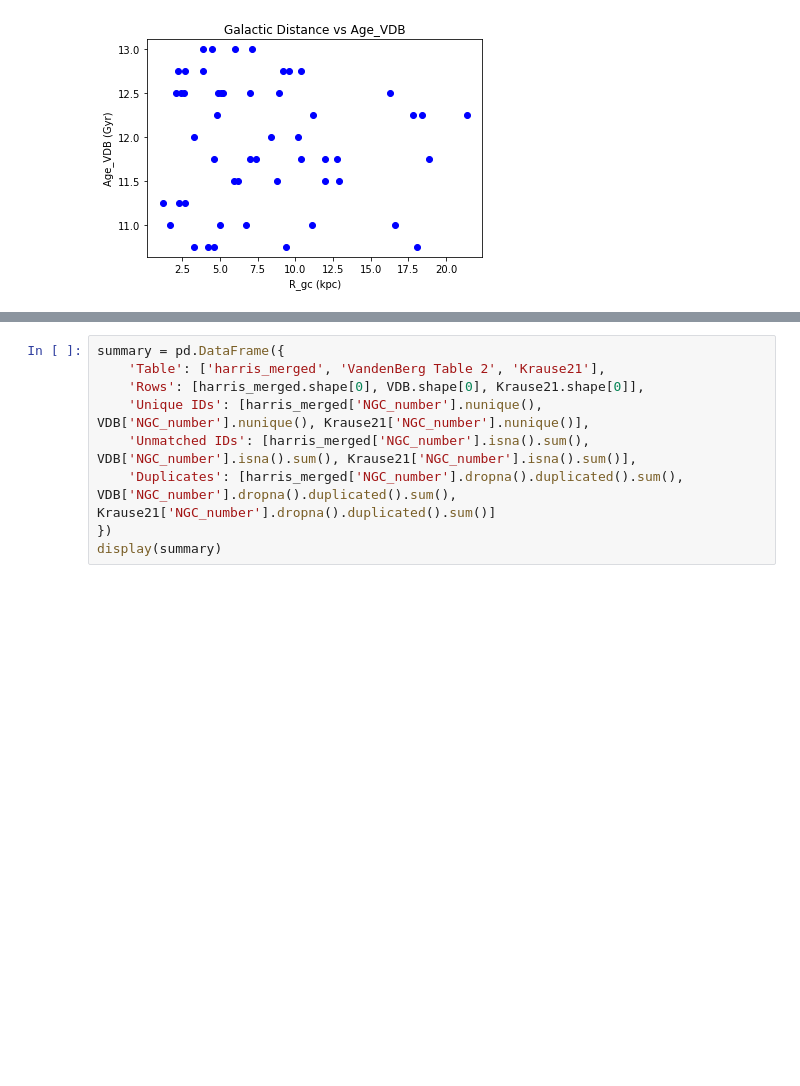
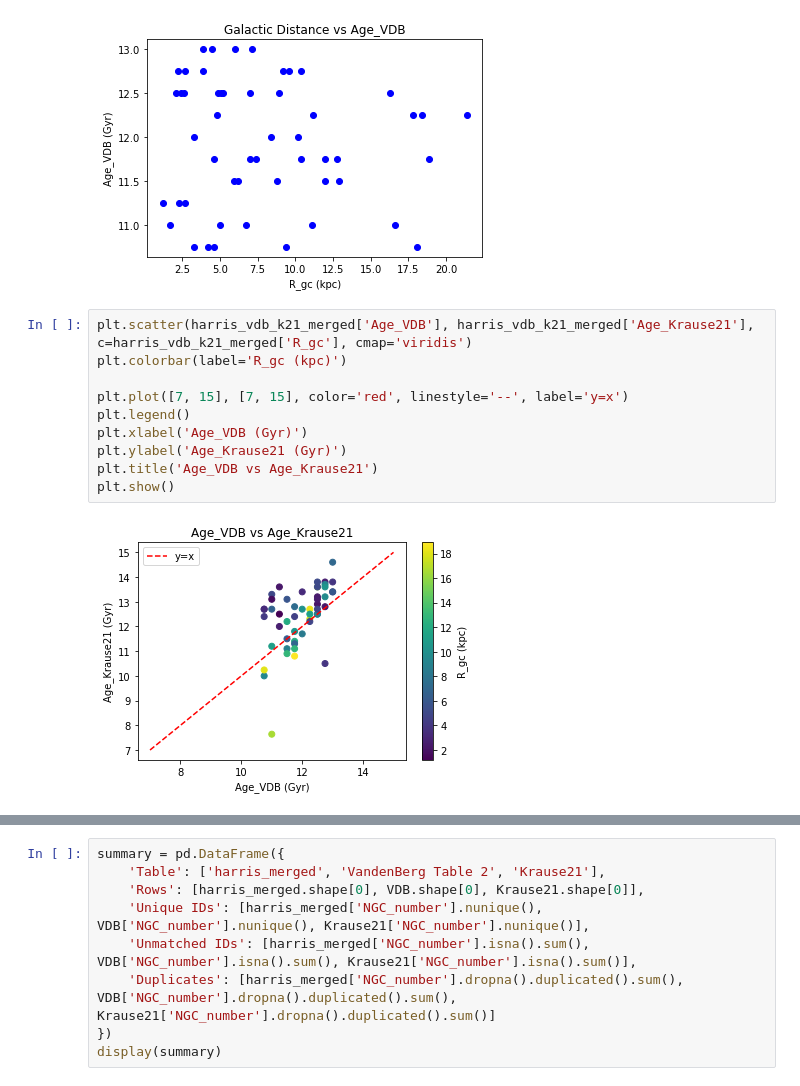
Before and after one commit to FeymanMCSQ/PHYS3116-Computational-Assignment, a Jupyter notebook: Daniel's Folder/mergerCode.ipynb, the cells around one changed output, grey strips where cells are left out. Drawn from its saved outputs; the diff is of its cells as text; blank space fills up the shorter version.

```diff
--- a/Daniel's Folder/mergerCode.ipynb
+++ b/Daniel's Folder/mergerCode.ipynb
@@ -192,3 +192,15 @@ plt.title('Galactic Distance vs Age_VDB')
 plt.show()
 # %% [output]
 [figure]
+# %%
+plt.scatter(harris_vdb_k21_merged['Age_VDB'], harris_vdb_k21_merged['Age_Krause21'], c=harris_vdb_k21_merged['R_gc'], cmap='viridis')
+plt.colorbar(label='R_gc (kpc)')
+
+plt.plot([7, 15], [7, 15], color='red', linestyle='--', label='y=x')
+plt.legend()
+plt.xlabel('Age_VDB (Gyr)')
+plt.ylabel('Age_Krause21 (Gyr)')
+plt.title('Age_VDB vs Age_Krause21')
+plt.show()
+# %% [output]
+[figure, added]
```
Also changed, not shown: parts of 4 cells of this notebook.
